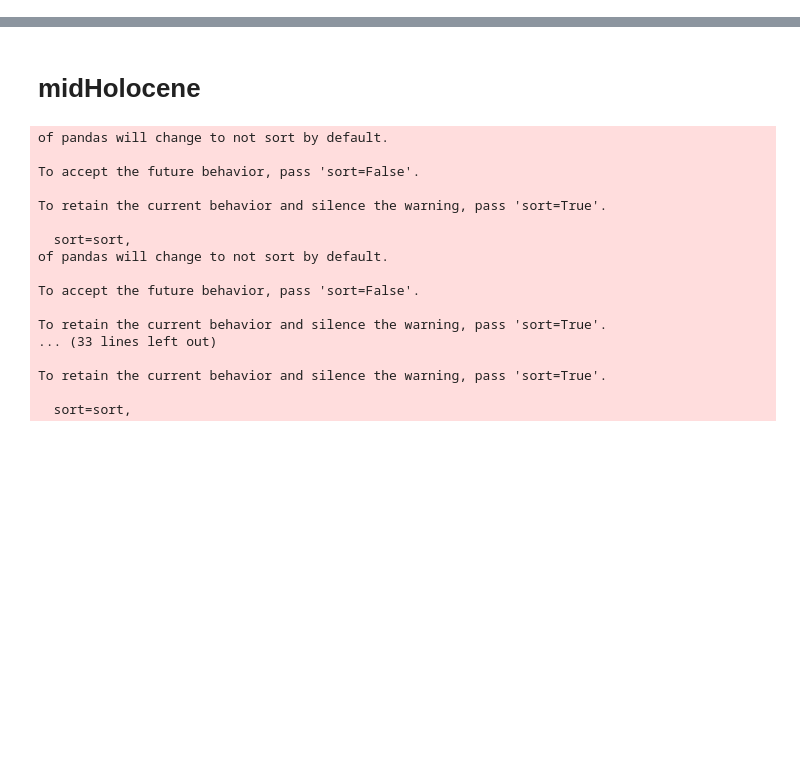
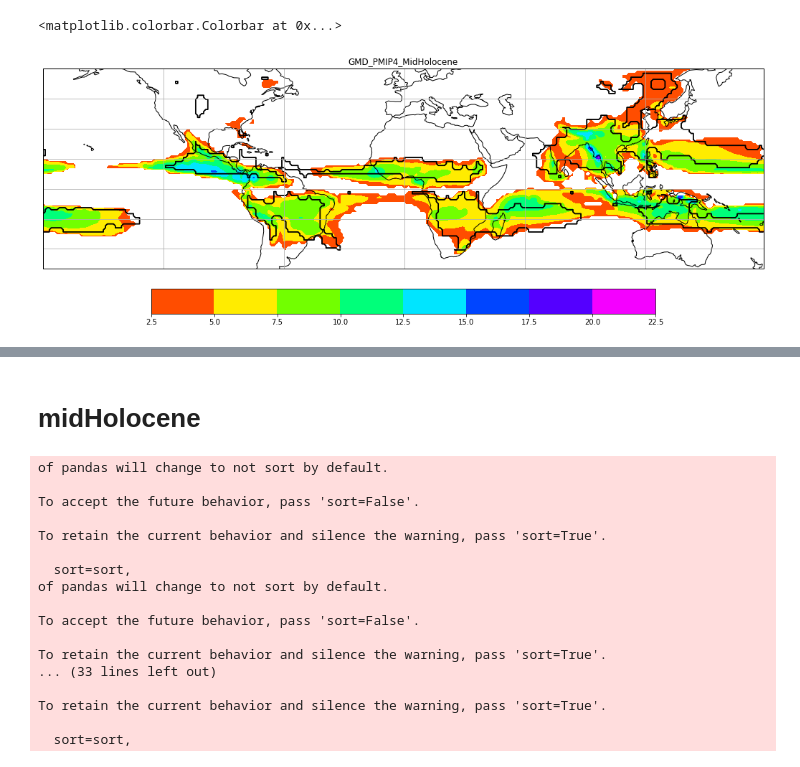
Before and after one commit to ucfahao/PMIP4-midHolocene, a Jupyter notebook: notebooks/PMIP4_MH_monsoon.ipynb, the cells around one changed output, grey strips where cells are left out. Drawn from its saved outputs; the diff is of its cells as text; code cells hidden in the pictures; blank space fills up the shorter version.

Commit message:
updated notebook for calculating monsoons

```diff
--- a/notebooks/PMIP4_MH_monsoon.ipynb
+++ b/notebooks/PMIP4_MH_monsoon.ipynb
@@ -234,0 +263,37 @@ def domain_obs():
+# %%
+'''Define plotting function'''
+def domian_plot(experiment_name)
+    cmap=plt.get_cmap('hsv')
+    clim=[2,25]
+    bounds = np.linspace(2, 25, 21)
+    norm = colors.BoundaryNorm(boundaries=bounds, ncolors=256)
+    plt.figure(figsize=(18,10))
+    title='GMD_PMIP4_%s' %(experiment_name)
+    ax = plt.axes(projection=ccrs.PlateCarree(central_longitude=0.0, globe=None))
+    plt.title(title)
+    ax.set_ylim([-40,60])
+    ax.coastlines()
+    ax.gridlines()
+    fig=ax.contourf(x,y,GMD, transform=ccrs.PlateCarree(),cmap=cmap,clim=clim,norm=norm)
+    ax.contour(x,y,DO, levels=[100,110], colors='k', linestyles='-')
+    cax,kw = matplotlib.colorbar.make_axes(ax,location='bottom',pad=0.05,shrink=0.7)
+    plt.colorbar(fig,cax=cax,extend='both',**kw)
+    return fig
+
+def domain_diff_plot(experiment_name):
+    cmap=plt.get_cmap('RdYlBu_r')
+    clim=[-8,8]
+    bounds = np.linspace(-8, 8, 11)
+    norm = colors.BoundaryNorm(boundaries=bounds, ncolors=256)
+    plt.figure(figsize=(18,10))
+    title='GMD_PMIP4_diff'
+    ax = plt.axes(projection=ccrs.PlateCarree(central_longitude=0.0, globe=None))
+    plt.title(title)
+    ax.set_ylim([-40,60])
+    ax.coastlines()
+    ax.gridlines()
+    fig=ax.contourf(x,y,GMD_diff, transform=ccrs.PlateCarree(),cmap=cmap,clim=clim,norm=norm)
+    ax.contour(x,y,DO, levels=[100,110], colors='k', linestyles='-')
+    cax,kw = matplotlib.colorbar.make_axes(ax,location='bottom',pad=0.05,shrink=0.7)
+    plt.colorbar(fig,cax=cax,extend='both',**kw)
+    return fig
@@ -425,0 +329,7 @@ plt.colorbar(fig,cax=cax,extend='both',**kw)
+# %%
+# Ensemble mean of PMIP4 midHolocene global monsoon domain
+# Thick contour (black) shows observed domian in present-day
+domian_plot(experiment_name)
+# %% [output]
+<matplotlib.colorbar.Colorbar at 0x...>
+[figure, added]
```
Also changed, not shown: parts of 27 cells of this notebook.
